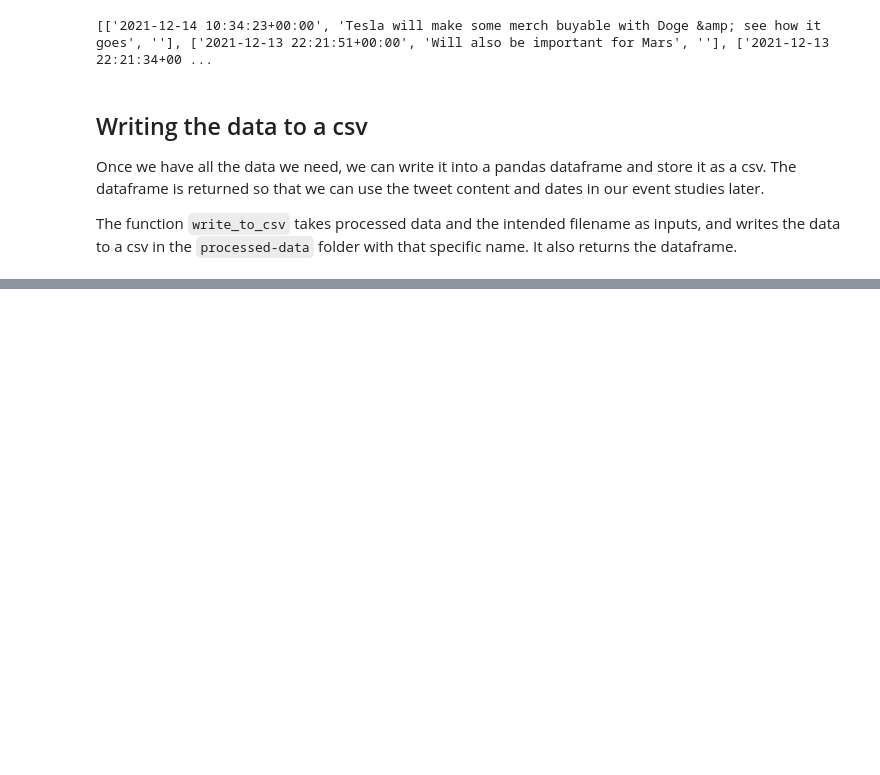
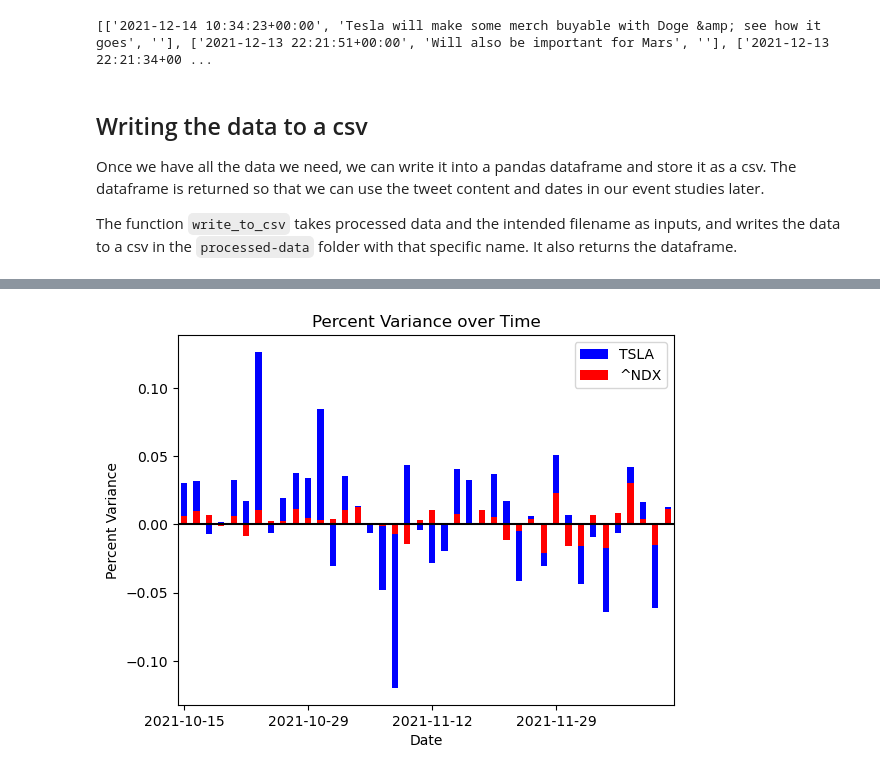
Before and after one commit to olincollege/twitter-vs-stock, a Jupyter notebook: main.ipynb, the cells around one changed output, grey strips where cells are left out. Saved outputs shown, nothing was run; the diff lists cells and outputs as text; code cells hidden in the pictures; blank space fills up the shorter version.

```diff
--- a/main.ipynb
+++ b/main.ipynb
@@ -198,0 +401,16 @@ tweets_df = write_to_csv(specific_tweets_around_date,FILENAME)
+# %%
+tesla.get_variance_data()[1960:2000].plot.bar(label=tesla.get_ticker(), color = 'b')
+nasdaq.get_variance_data()[1960:2000].plot.bar(label=nasdaq.get_ticker(), color = 'r')
+
+plt.xticks(rotation=0)
+plt.legend()
+plt.ylabel("Percent Variance")
+plt.title("Percent Variance over Time")
+locs, labels = plt.xticks()
+N = 10
+new_labels = [labels[::N][i].get_text()[0:10] for i in range(len(labels[::N]))]
+plt.axhline(y = 0, color = 'black', linestyle = '-')
+plt.xticks(locs[::N], new_labels)
+plt.show()
+# %% [output]
+[figure, added]
```
Also changed, not shown: parts of 23 cells of this notebook, 2 other files.
